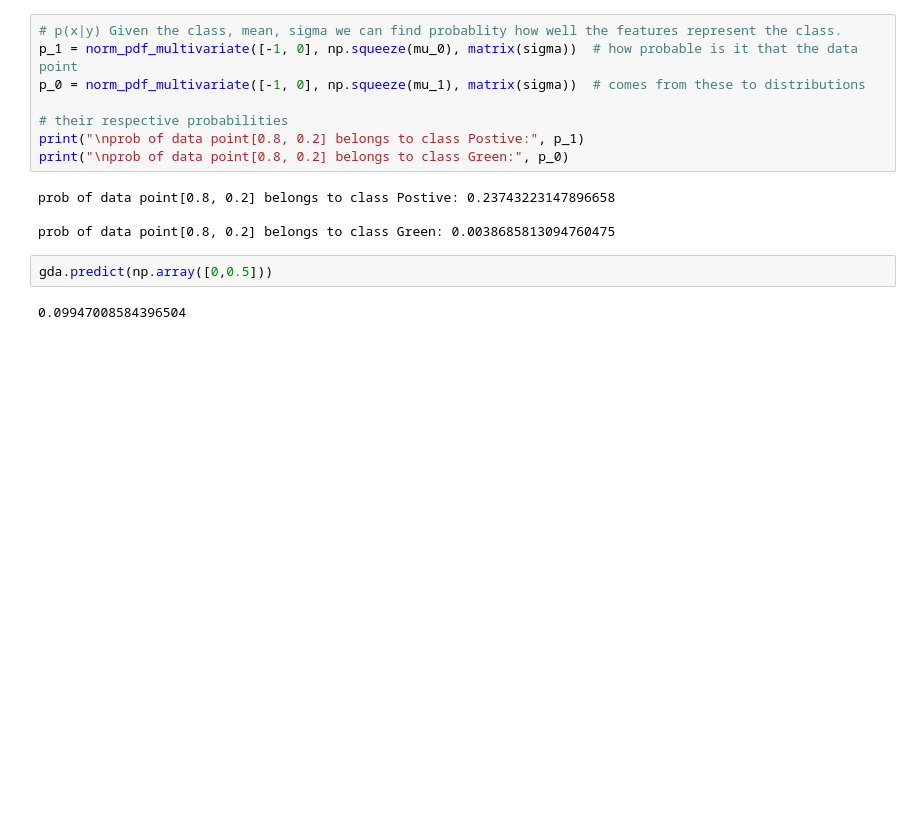
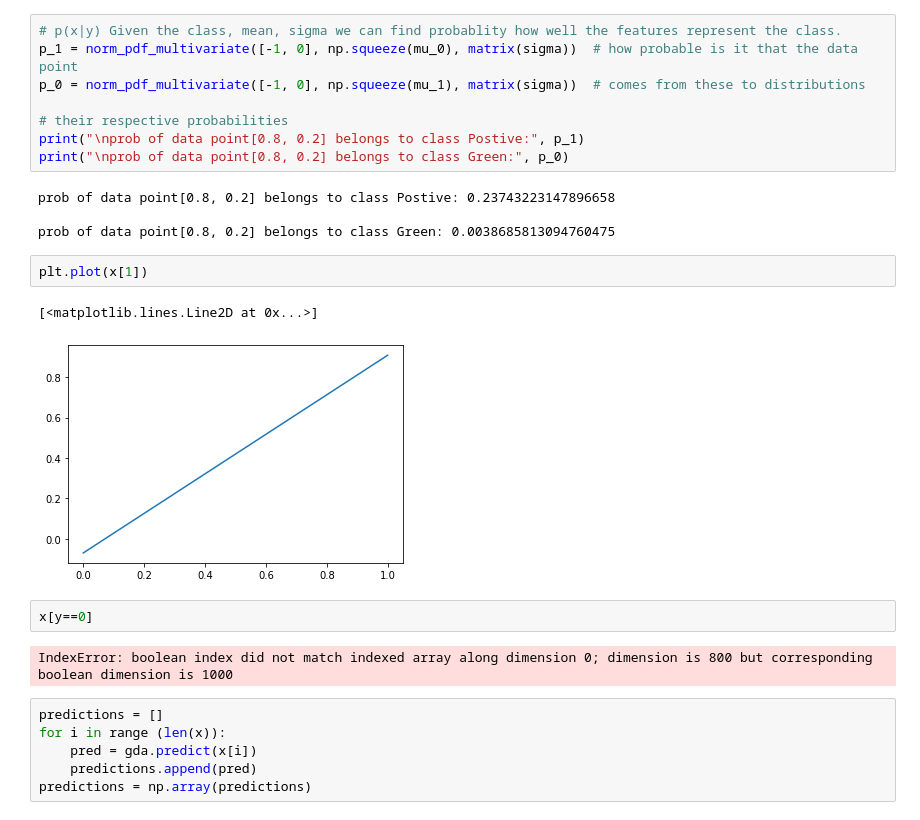
Before and after one commit to niranjanrao1509/ML-Theory, a Jupyter notebook: GDA/GDA.ipynb, the cells around one changed output. Drawn from its saved outputs; the diff is of its cells as text; blank space fills up the shorter version.

```diff
--- a/GDA/GDA.ipynb
+++ b/GDA/GDA.ipynb
@@ -229,7 +265,18 @@ print("\nprob of data point[0.8, 0.2] belongs to class Green:", p_0)
 prob of data point[0.8, 0.2] belongs to class Postive: 0.23743223147896658
 
 prob of data point[0.8, 0.2] belongs to class Green: 0.0038685813094760475
-# %%
-gda.predict(np.array([0,0.5]))
-# %% [output]
-0.09947008584396504
+# %%
+plt.plot(x[1])
+# %% [output]
+[<matplotlib.lines.Line2D at 0x...>]
+[figure, added]
+# %%
+x[y==0]
+# %% [output]
+IndexError: boolean index did not match indexed array along dimension 0; dimension is 800 but corresponding boolean dimension is 1000
+# %%
+predictions = []
+for i in range (len(x)):
+    pred = gda.predict(x[i])
+    predictions.append(pred)
+predictions = np.array(predictions)
```
Also changed, not shown: parts of 22 cells of this notebook, 5 other files.
